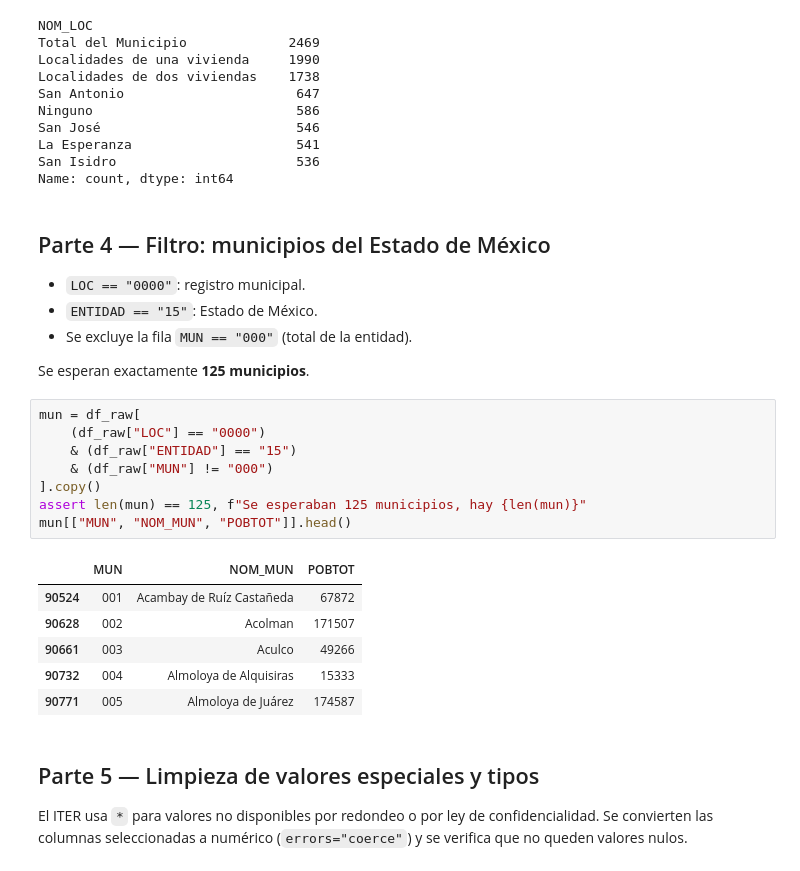
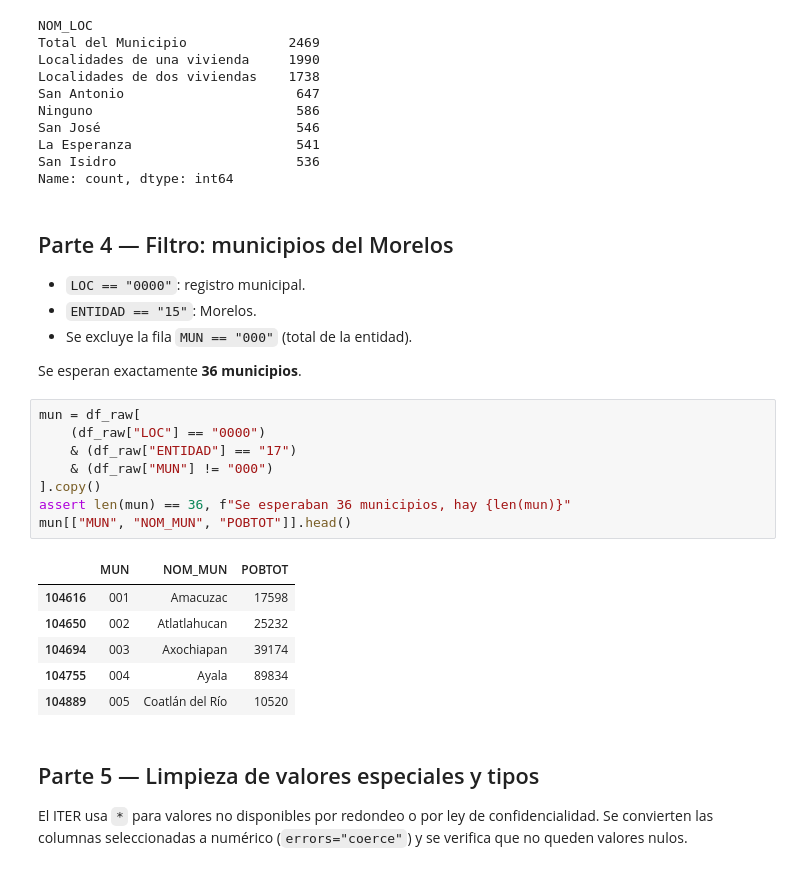
Before and after one commit to Elias-Manuel-Marquez-Bailon/proyecto-articulo-datos-publicos, a Jupyter notebook: notebook/analisis_datos_publicos.ipynb, the cells around one changed output. Saved outputs shown, nothing was run; the diff lists cells and outputs as text.

```diff
--- a/notebook/analisis_datos_publicos.ipynb
+++ b/notebook/analisis_datos_publicos.ipynb
@@ -67,28 +67,28 @@ La Esperanza                     541
 San Isidro                       536
 Name: count, dtype: int64
 # %% [markdown]
-## Parte 4 — Filtro: municipios del Estado de México
+## Parte 4 — Filtro: municipios del Morelos
 
 - `LOC == "0000"`: registro municipal.
-- `ENTIDAD == "15"`: Estado de México.
+- `ENTIDAD == "15"`: Morelos.
 - Se excluye la fila `MUN == "000"` (total de la entidad).
 
-Se esperan exactamente **125 municipios**.
+Se esperan exactamente **36 municipios**.
 # %%
 mun = df_raw[
     (df_raw["LOC"] == "0000")
-    & (df_raw["ENTIDAD"] == "15")
+    & (df_raw["ENTIDAD"] == "17")
     & (df_raw["MUN"] != "000")
 ].copy()
-assert len(mun) == 125, f"Se esperaban 125 municipios, hay {len(mun)}"
+assert len(mun) == 36, f"Se esperaban 36 municipios, hay {len(mun)}"
 mun[["MUN", "NOM_MUN", "POBTOT"]].head()
 # %% [output]
 |  | MUN | NOM_MUN | POBTOT |
-| 90524 | 001 | Acambay de Ruíz Castañeda | 67872 |
-| 90628 | 002 | Acolman | 171507 |
-| 90661 | 003 | Aculco | 49266 |
-| 90732 | 004 | Almoloya de Alquisiras | 15333 |
-| 90771 | 005 | Almoloya de Juárez | 174587 |
+| 104616 | 001 | Amacuzac | 17598 |
+| 104650 | 002 | Atlatlahucan | 25232 |
+| 104694 | 003 | Axochiapan | 39174 |
+| 104755 | 004 | Ayala | 89834 |
+| 104889 | 005 | Coatlán del Río | 10520 |
 # %% [markdown]
 ## Parte 5 — Limpieza de valores especiales y tipos
 
```
Also changed, not shown: parts of 26 cells of this notebook, 15 other files.
